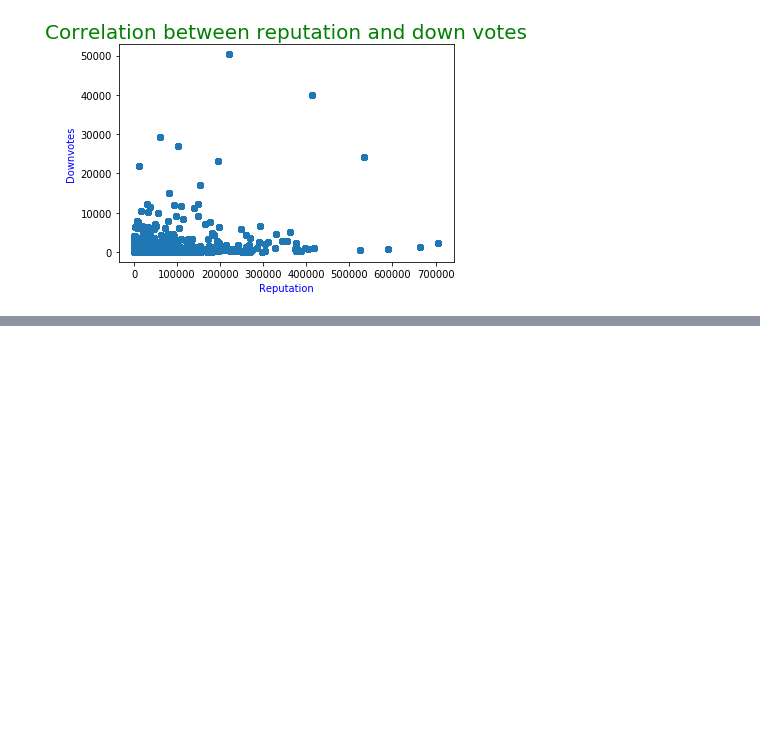
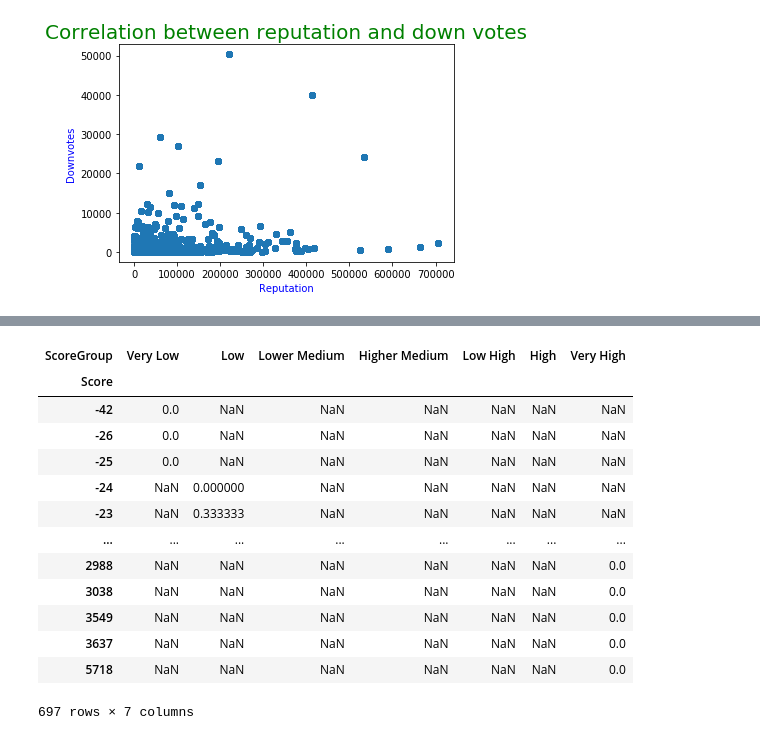
Before and after one commit to KarthikeyanVenkataraman/edastackoverflow, a Jupyter notebook: StackOverFlow_Draft.ipynb, the cells around one changed output, grey strips where cells are left out. Saved outputs shown, nothing was run; the diff lists cells and outputs as text; code cells hidden in the pictures; blank space fills up the shorter version.

```diff
--- a/StackOverFlow_Draft.ipynb
+++ b/StackOverFlow_Draft.ipynb
@@ -509,0 +623,17 @@ plt.show()
+# %%
+res
+# %% [output]
+| ScoreGroup | Very Low | Low | Lower Medium | Higher Medium | Low High | High | Very High |
+| Score |  |  |  |  |  |  |  |
+| -42 | 0.0 | NaN | NaN | NaN | NaN | NaN | NaN |
+| -26 | 0.0 | NaN | NaN | NaN | NaN | NaN | NaN |
+| -25 | 0.0 | NaN | NaN | NaN | NaN | NaN | NaN |
+| -24 | NaN | 0.000000 | NaN | NaN | NaN | NaN | NaN |
+| -23 | NaN | 0.333333 | NaN | NaN | NaN | NaN | NaN |
+| ... | ... | ... | ... | ... | ... | ... | ... |
+| 2988 | NaN | NaN | NaN | NaN | NaN | NaN | 0.0 |
+| 3038 | NaN | NaN | NaN | NaN | NaN | NaN | 0.0 |
+| 3549 | NaN | NaN | NaN | NaN | NaN | NaN | 0.0 |
+| 3637 | NaN | NaN | NaN | NaN | NaN | NaN | 0.0 |
+| 5718 | NaN | NaN | NaN | NaN | NaN | NaN | 0.0 |
+697 rows × 7 columns
```
Also changed, not shown: parts of 24 cells of this notebook.
